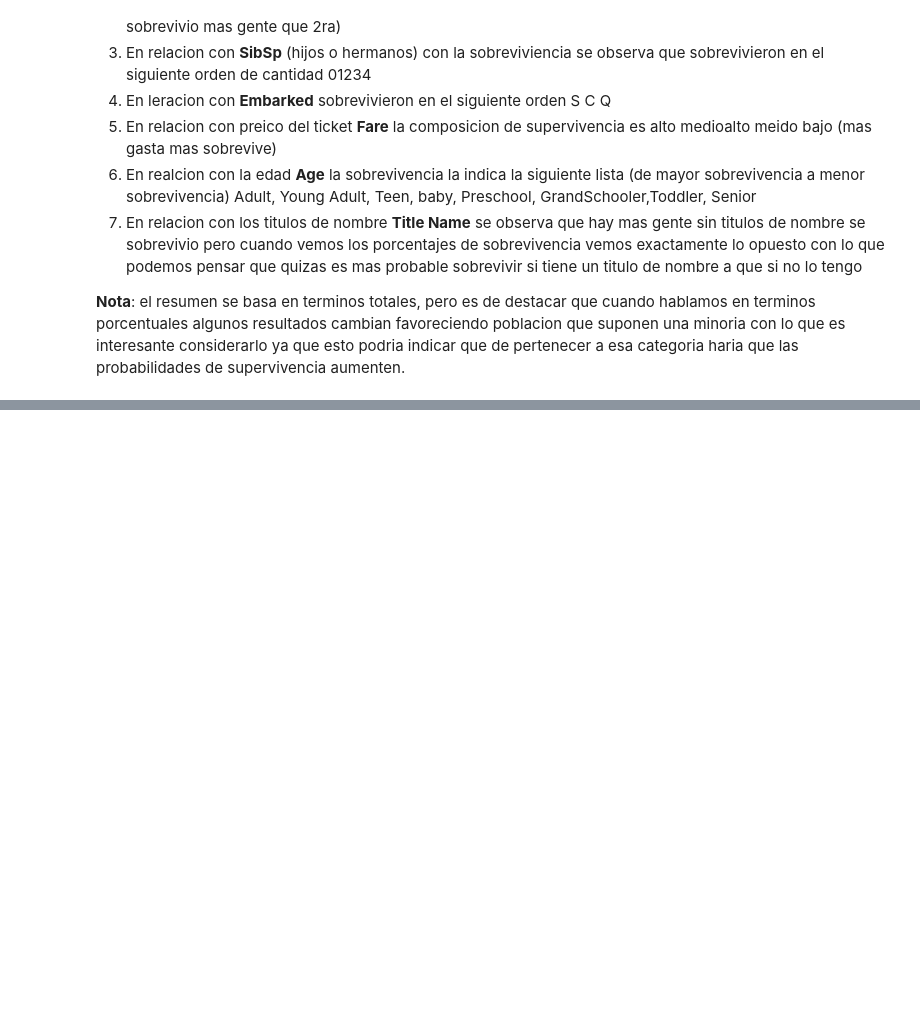
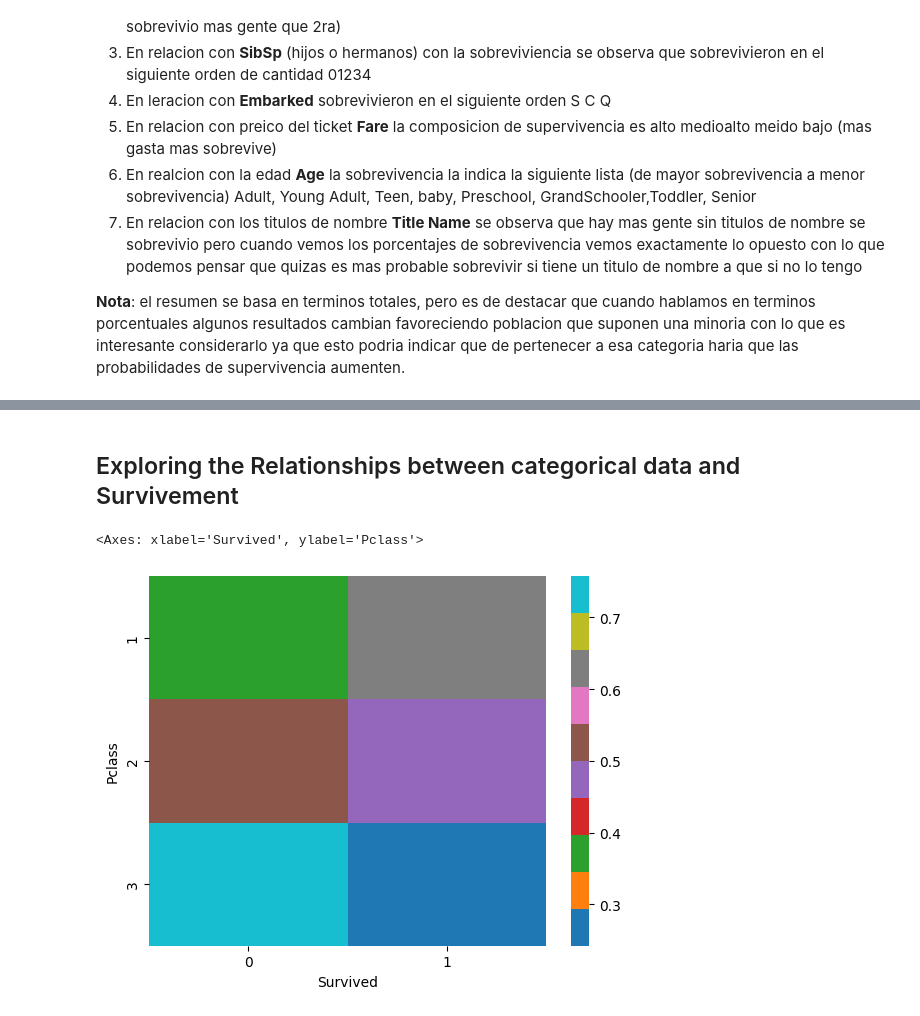
Before and after one commit to marcoeferro/EDA-exercises, a Jupyter notebook: titanic/EDA.ipynb, the cells around one changed output, grey strips where cells are left out. Drawn from its saved outputs; the diff is of its cells as text; code cells hidden in the pictures; blank space fills up the shorter version.

```diff
--- a/titanic/EDA.ipynb
+++ b/titanic/EDA.ipynb
@@ -432,0 +442,10 @@ En terminos de sobrevivencia podemos observar que :
+# %% [markdown]
+## Exploring the Relationships between categorical data and Survivement
+# %%
+# Survivement y Pclass
+# Heatmap
+sns.color_palette("hls", 8)
+sns.heatmap(pd.crosstab(df['Pclass'], df['Survived'], normalize='index'), cmap=plt.get_cmap("tab10"))
+# %% [output]
+<Axes: xlabel='Survived', ylabel='Pclass'>
+[figure, added]
```
Also changed, not shown: parts of 19 cells of this notebook.
